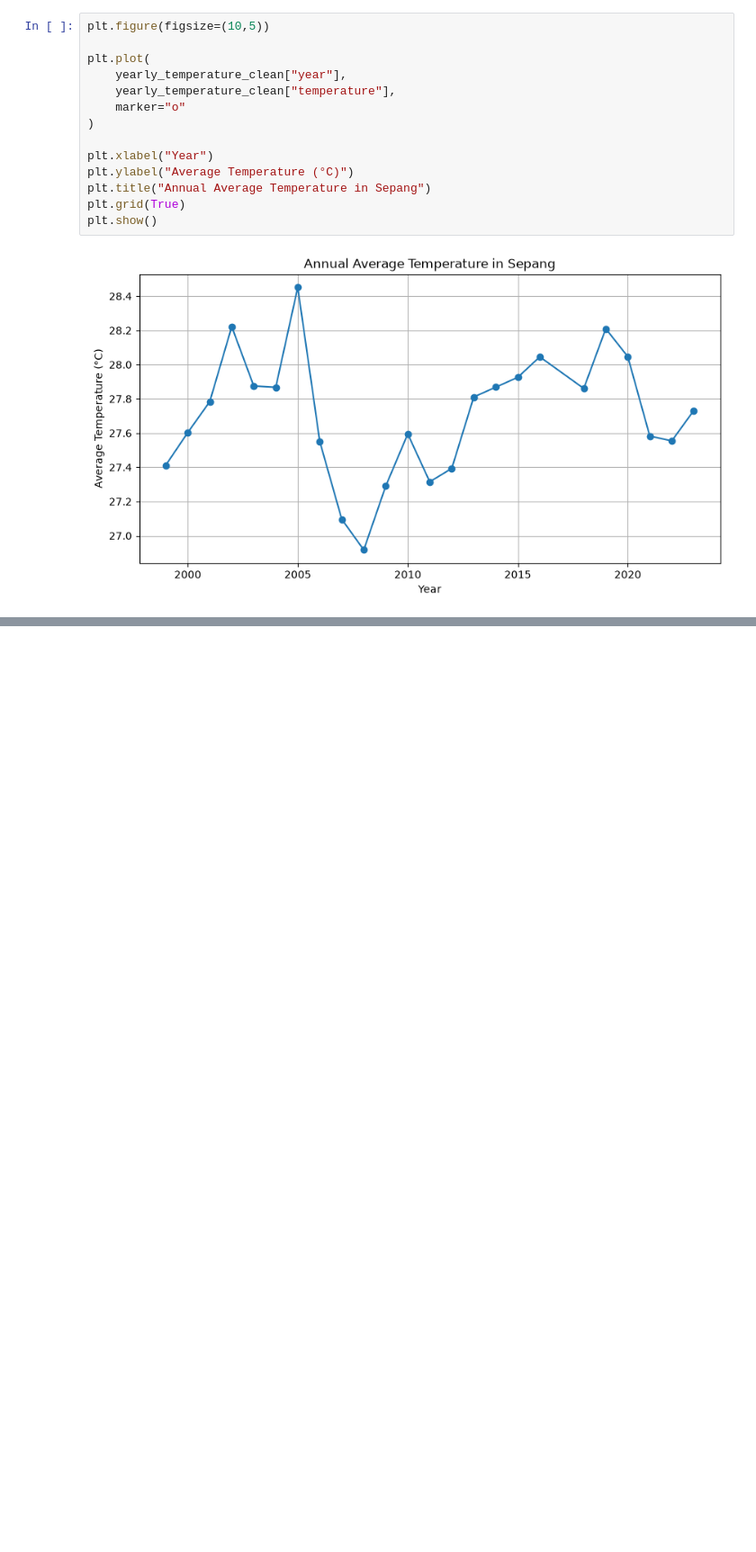
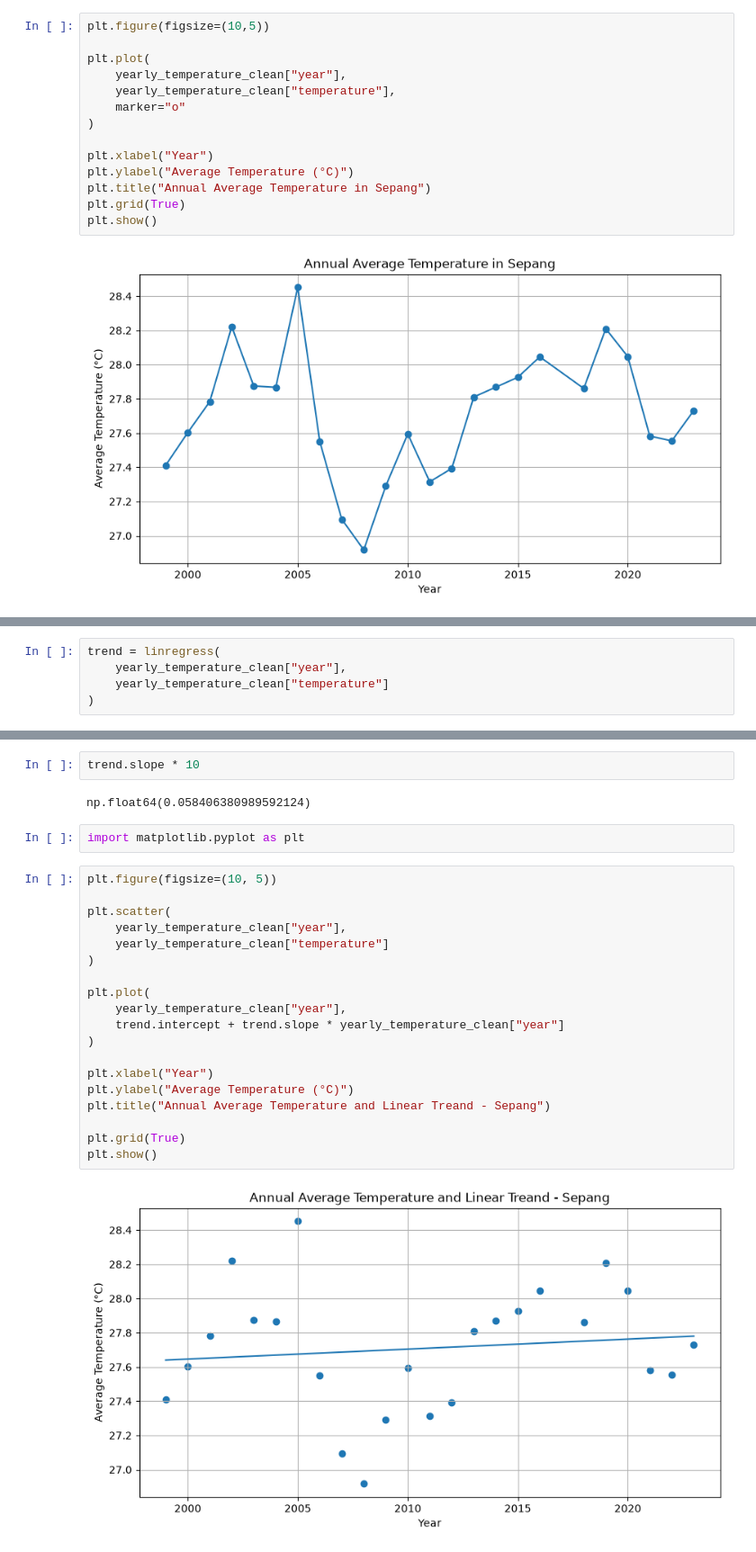
Before and after one commit to ThejaJeff/malaysia-weather-explorer, a Jupyter notebook: notebooks/weather_analysis.ipynb, the cells around one changed output, grey strips where cells are left out. Shown at 90% size. Saved outputs shown, nothing was run; the diff lists cells and outputs as text; blank space fills up the shorter version.

Commit message:
Analyze temperature and humidity patterns

```diff
--- a/notebooks/weather_analysis.ipynb
+++ b/notebooks/weather_analysis.ipynb
@@ -468,0 +509,5 @@ plt.show()
+# %%
+trend = linregress(
+    yearly_temperature_clean["year"],
+    yearly_temperature_clean["temperature"]
+)
@@ -468,0 +524,27 @@ plt.show()
+# %%
+trend.slope * 10
+# %% [output]
+np.float64(0.058406380989592124)
+# %%
+import matplotlib.pyplot as plt
+# %%
+plt.figure(figsize=(10, 5))
+
+plt.scatter(
+    yearly_temperature_clean["year"],
+    yearly_temperature_clean["temperature"]
+)
+
+plt.plot(
+    yearly_temperature_clean["year"],
+    trend.intercept + trend.slope * yearly_temperature_clean["year"]
+)
+
+plt.xlabel("Year")
+plt.ylabel("Average Temperature (°C)")
+plt.title("Annual Average Temperature and Linear Treand - Sepang")
+
+plt.grid(True)
+plt.show()
+# %% [output]
+[figure, added]
```
Also changed, not shown: parts of 17 cells of this notebook.
